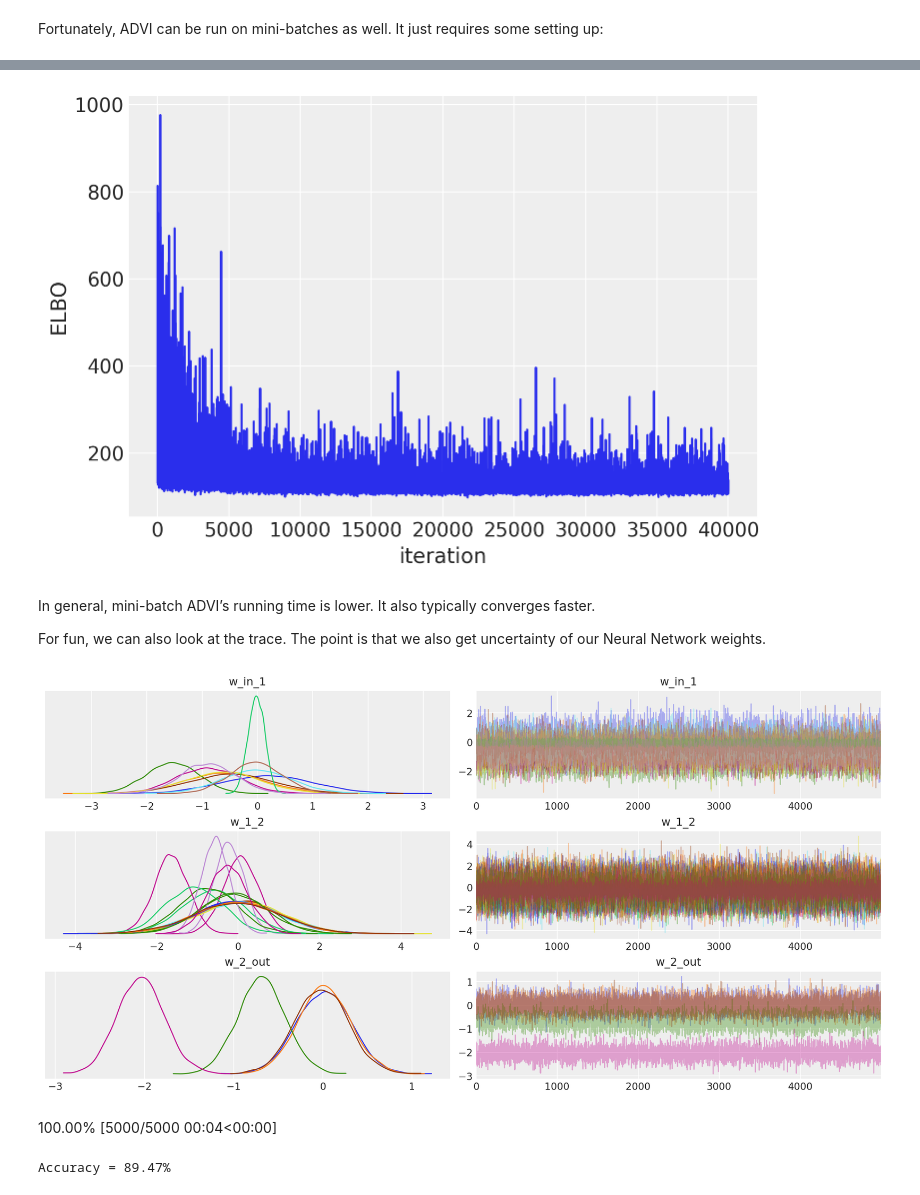
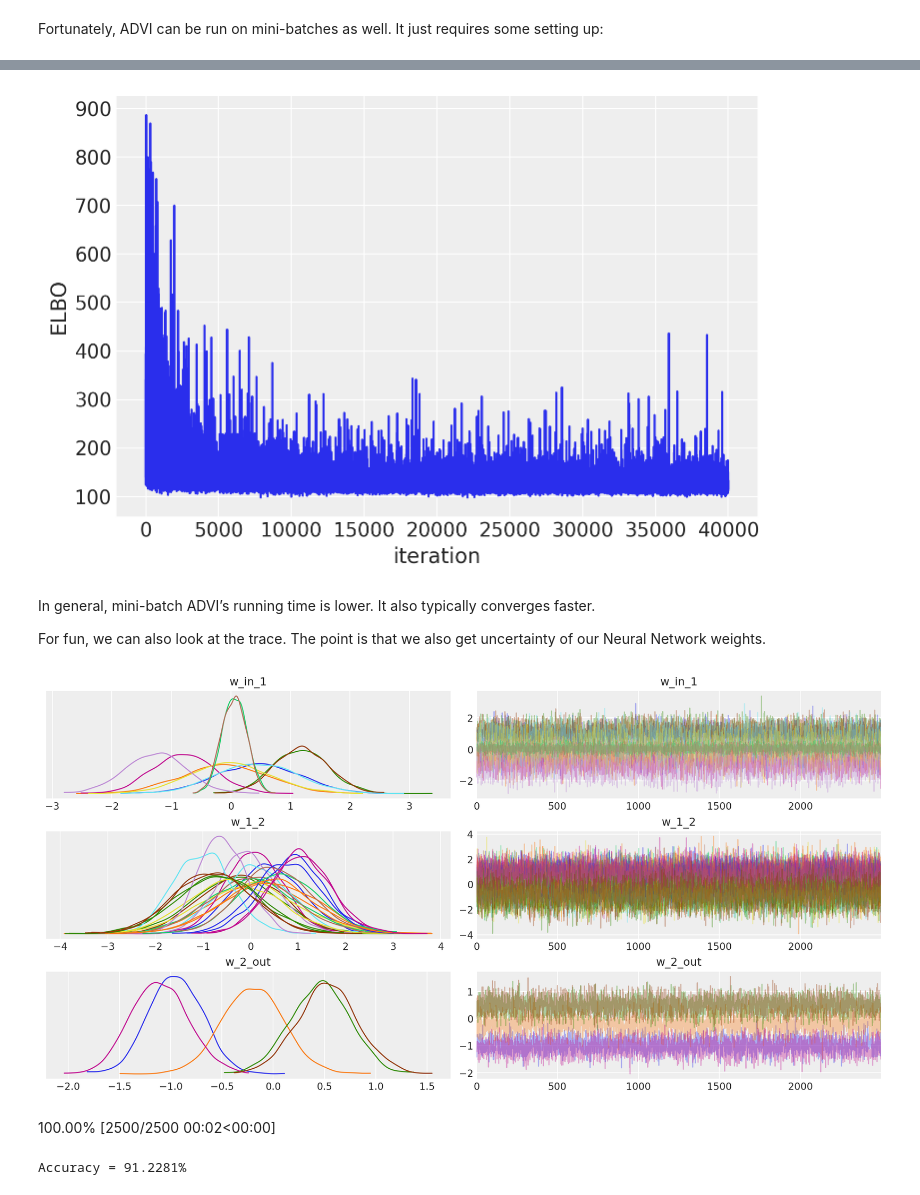
Before and after one commit to cfteach/BRDS_DATA644, a Jupyter notebook: _sources/Bayesian_Neural_Network.ipynb, the cells around one changed output, grey strips where cells are left out. Cells and saved outputs as stored; diff of their text form; code cells hidden in the pictures.

```diff
--- a/_sources/Bayesian_Neural_Network.ipynb
+++ b/_sources/Bayesian_Neural_Network.ipynb
@@ -258,27 +286,27 @@ with neural_network_minibatch:
 # %%
-plt.plot(approx.hist)
+plt.plot(approx_mb.hist)
 plt.ylabel("ELBO")
 plt.xlabel("iteration");
 # %% [output]
-[figure, old version]
+[figure, new version]
 # %% [markdown]
 In general, mini-batch ADVI’s running time is lower. It also typically converges faster.
 
 For fun, we can also look at the trace. The point is that we also get uncertainty of our Neural Network weights.
 # %%
-az.plot_trace(trace);
+az.plot_trace(trace_mb);
 # %% [output]
-[figure, old version]
+[figure, new version]
 # %%
 with neural_network:
     pm.set_data(new_data={"ann_input": X_test})
-    ppc_mb = pm.sample_posterior_predictive(trace)
-    trace.extend(ppc_mb)
+    ppc_mb = pm.sample_posterior_predictive(trace_mb)
+    trace_mb.extend(ppc_mb)
 # %% [output]
-100.00% [5000/5000 00:04<00:00]
+100.00% [2500/2500 00:02<00:00]
 # %%
 pred_mb = ppc_mb.posterior_predictive["out"].mean(("chain", "draw")) > 0.5
 # %%
-print(f"Accuracy = {(Y_test == pred_mb.values).mean() * 100:.2f}%")
+print(f"Accuracy = {(Y_test == pred_mb.values).mean() * 100:.4f}%")
 # %% [output]
-Accuracy = 89.47%
+Accuracy = 91.2281%
```
Also changed, not shown: parts of 21 cells of this notebook, 36 other files.
